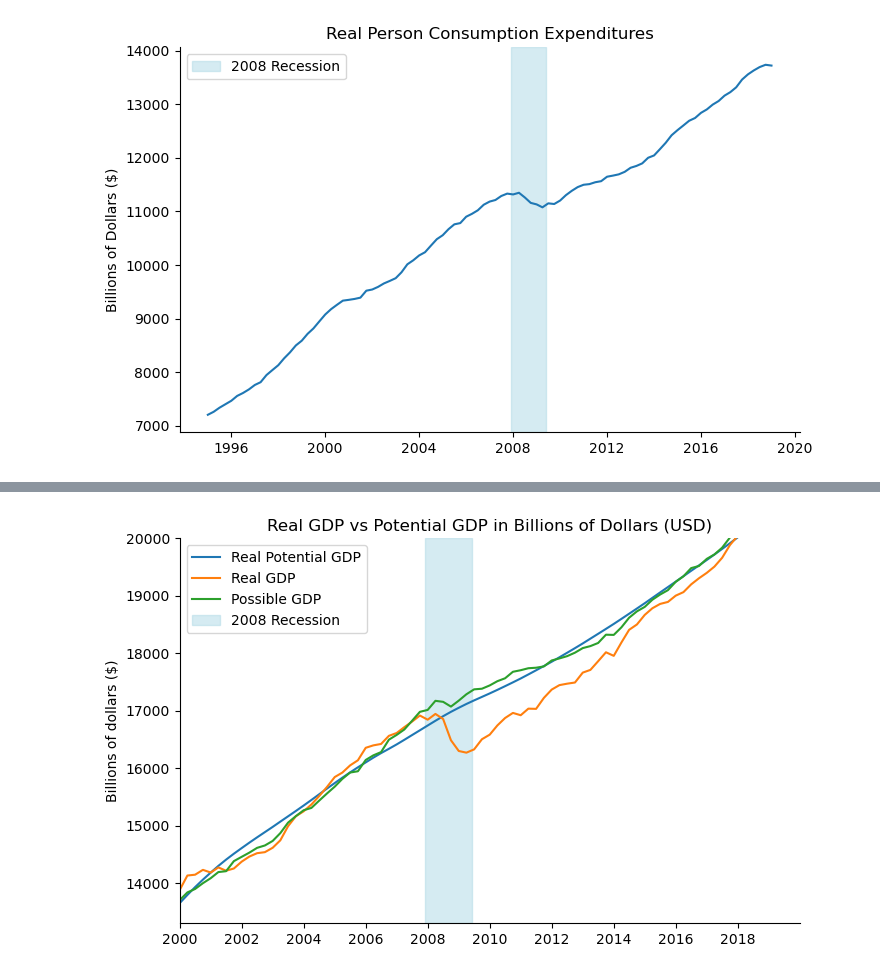
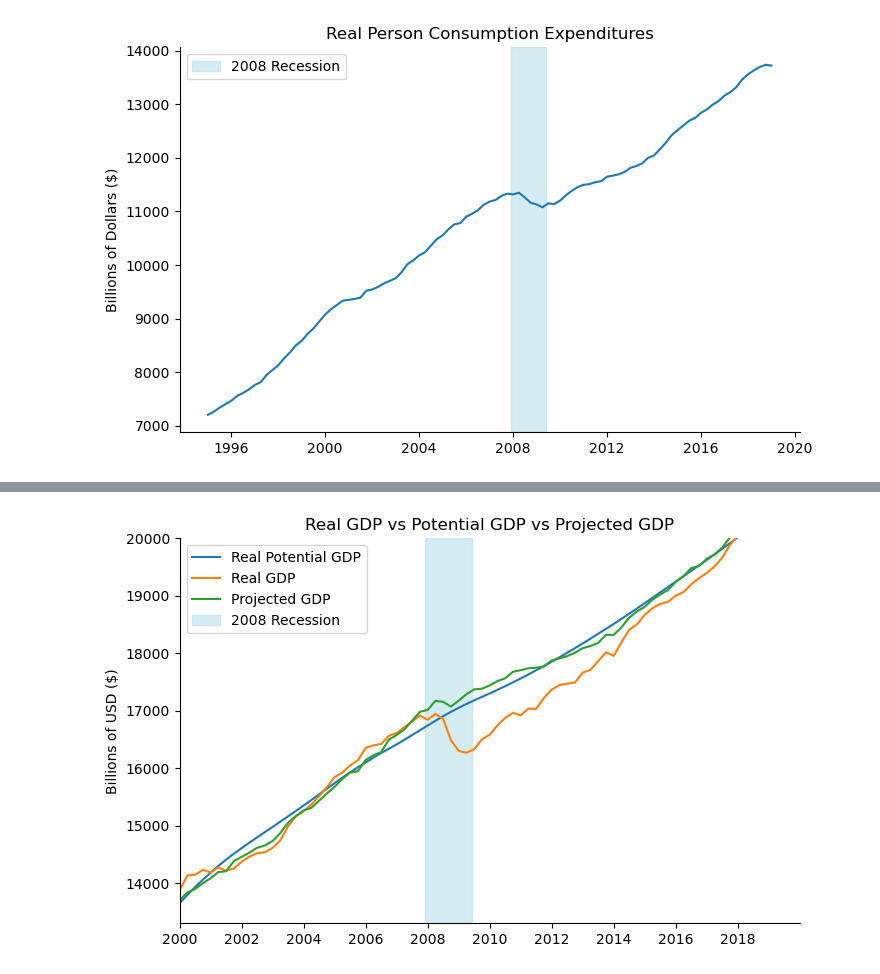
Before and after one commit to linssen2/econ570-project, a Jupyter notebook: output_gap.ipynb, the cells around one changed output, grey strips where cells are left out. Drawn from its saved outputs; the diff is of its cells as text; code cells hidden in the pictures.

```diff
--- a/output_gap.ipynb
+++ b/output_gap.ipynb
@@ -251,18 +252,18 @@ plt.show()
 # %%
 pos_gdp = data_q['real_pce'] + data_q['real_gov_exp'] + data_q['real_net_ex'] + reg_line
 
 fig, ax = plt.subplots(figsize=(8,5))
 
 ax.plot(data_q.index, data_q['real_p_gdp'], label='Real Potential GDP')
 ax.plot(data_q.index, data_q['real_gdp'], label='Real GDP')
-ax.plot(data_q.index, pos_gdp, label='Possible GDP')
+ax.plot(data_q.index, pos_gdp, label='Projected GDP')
 ax.axvspan('2007-12', '2009-06', color='lightblue', alpha=0.5, label='2008 Recession')
-ax.set_title('Real GDP vs Potential GDP in Billions of Dollars (USD)')
-ax.set_ylabel('Billions of dollars ($)')
+ax.set_title('Real GDP vs Potential GDP vs Projected GDP')
+ax.set_ylabel('Billions of USD ($)')
 ax.set_xlim(pd.to_datetime('2000-01-01'), pd.to_datetime('2019-12-31'))
 ax.set_ylim(13300,20000)
 ax.legend()
 sns.despine()
 plt.show()
 # %% [output]
-[figure, old version]
+[figure, new version]
```
Also changed, not shown: parts of 20 cells of this notebook.
